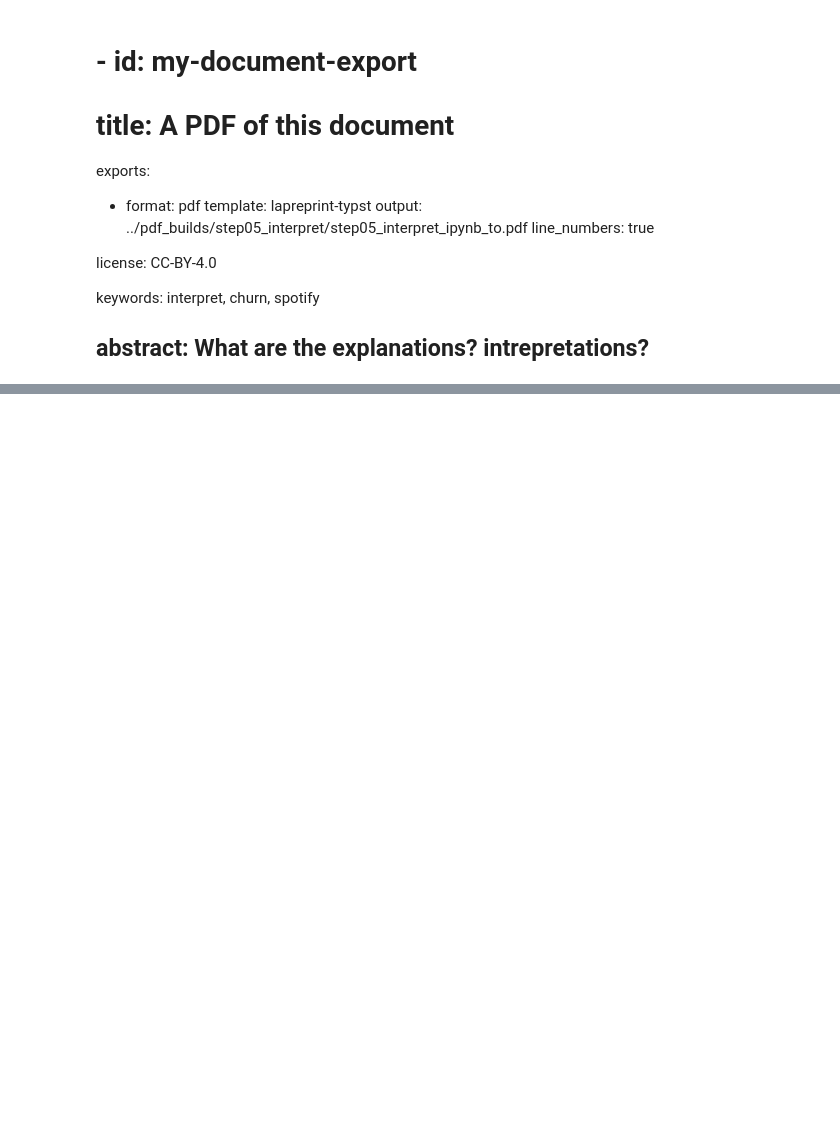
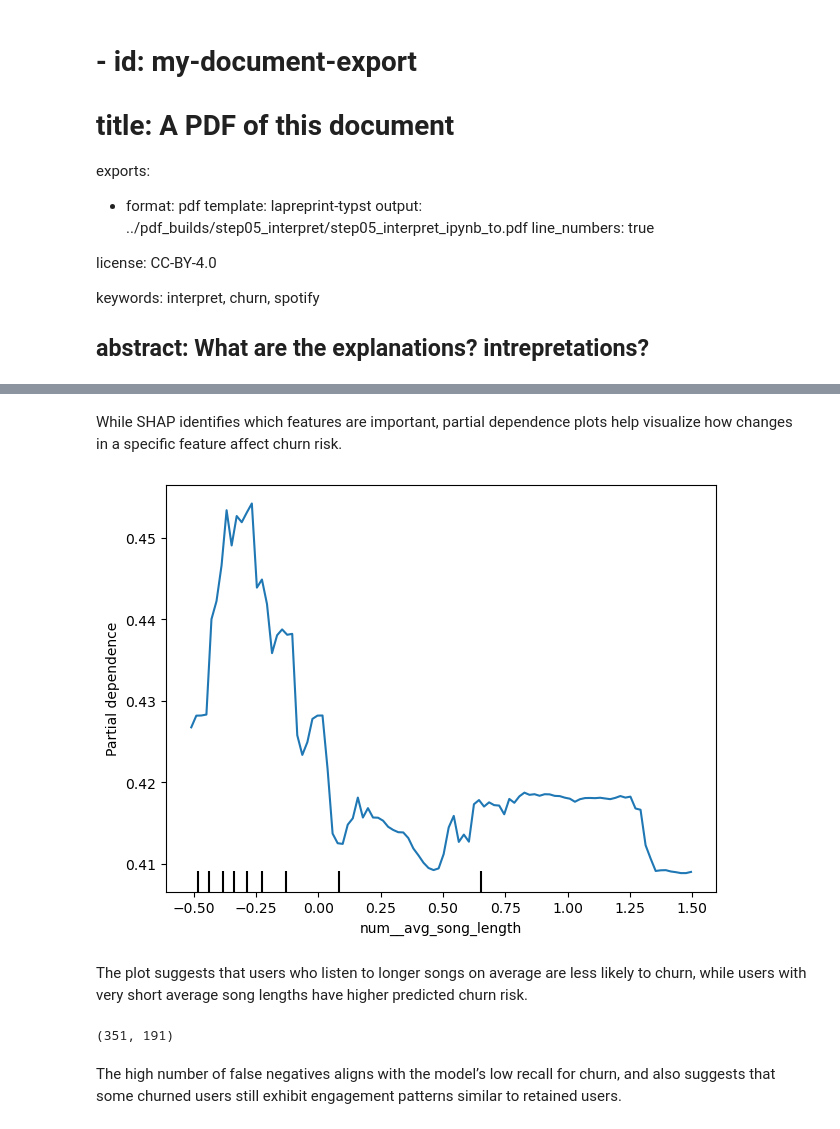
Before and after one commit to UCB-stat-159-f25/final-group08, a Jupyter notebook: notebooks/step05_interpret.ipynb, the cells around one changed output, grey strips where cells are left out. Cells and saved outputs as stored; diff of their text form; code cells hidden in the pictures; blank space fills up the shorter version.

```diff
--- a/notebooks/step05_interpret.ipynb
+++ b/notebooks/step05_interpret.ipynb
@@ -125,0 +212,30 @@ shap_values = explainer.shap_values(X_test)
+# %% [markdown]
+While SHAP identifies which features are important, partial dependence plots help visualize how changes in a specific feature affect churn risk.
+# %%
+from sklearn.inspection import PartialDependenceDisplay
+
+top_feature = feature_names[order[0]]
+
+PartialDependenceDisplay.from_estimator(
+    final_model,
+    X_test_dense,
+    features=[order[0]],
+    feature_names=feature_names
+)
+plt.tight_layout()
+plt.show()
+# %% [output]
+[figure, added]
+# %% [markdown]
+The plot suggests that users who listen to longer songs on average are less likely to churn, while users with very short average song lengths have higher predicted churn risk.
+# %%
+y_pred = final_model.predict(X_test)
+
+false_negatives = np.where((y_test == 1) & (y_pred == 0))[0]
+false_positives = np.where((y_test == 0) & (y_pred == 1))[0]
+
+len(false_negatives), len(false_positives)
+# %% [output]
+(351, 191)
+# %% [markdown]
+The high number of false negatives aligns with the model’s low recall for churn, and also suggests that some churned users still exhibit engagement patterns similar to retained users.
```
Also changed, not shown: parts of 14 cells of this notebook.
